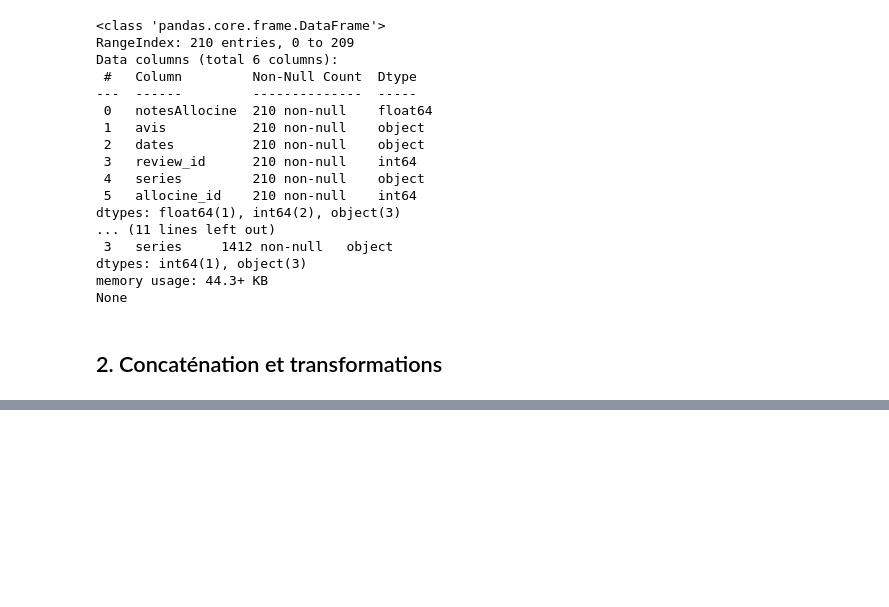
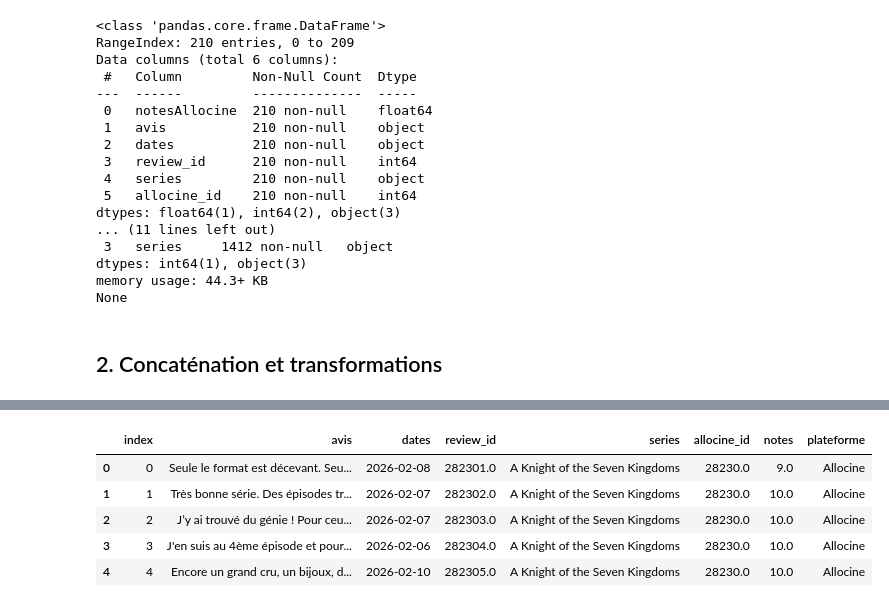
Before and after one commit to clemfouchier/webscrapping-series, a Jupyter notebook: fusion_nettoyage.ipynb, the cells around one changed output, grey strips where cells are left out. Cells and saved outputs as stored; diff of their text form; code cells hidden in the pictures; blank space fills up the shorter version.

```diff
--- a/fusion_nettoyage.ipynb
+++ b/fusion_nettoyage.ipynb
@@ -105,15 +85,17 @@ df_concat['allocine_id'] = df_concat.groupby('series')['allocine_id'].ffill()
 
 print(df_concat['allocine_id'].value_counts(), '\n')
 
-# remplir les NaN de la colonne 'review_id'
-nan_index = df_concat.index[df_concat['review_id'].isna()]
-
-for i in nan_index:
-    pos = df_concat.index.get_loc(i)            # Retrouve la position (parfois différent de l'index)
-    df_concat.loc[i, 'review_id'] = df_concat.iloc[pos - 1]['review_id'] + 1
+for series in df_concat['series'].unique():
+    for idx, value in  enumerate(df_concat['review_id']):
+        if pd.isna(value):
+            # iloc cherche la position et non l'index (parfois, l'index ne reflète pas la position)
+            pos = df_concat.index.get_loc(idx)
+            # review_id de la ligne précédent + 1
+            df_concat.loc[idx, 'review_id'] = df_concat['review_id'].iloc[pos-1] + 1
 
 print(df_concat['review_id'].value_counts())
-print(df_concat['review_id'])
+
+# Pas de NaN ni de valeurs duppliquées
 # %% [output]
 allocine_id
 28230.0    1404
@@ -123,3 +118,11 @@ ValueError: cannot reindex on an axis with duplicate labels
 # %%
 # Export en csv
+display(df_concat.head())
 df_concat.to_csv('df_clean.csv', index=False)
+# %% [output]
+|  | index | avis | dates | review_id | series | allocine_id | notes | plateforme |
+| 0 | 0 | Seule le format est décevant. Seu... | 2026-02-08 | 282301.0 | A Knight of the Seven Kingdoms | 28230.0 | 9.0 | Allocine |
+| 1 | 1 | Très bonne série. Des épisodes tr... | 2026-02-07 | 282302.0 | A Knight of the Seven Kingdoms | 28230.0 | 10.0 | Allocine |
+| 2 | 2 | J’y ai trouvé du génie ! Pour ceu... | 2026-02-07 | 282303.0 | A Knight of the Seven Kingdoms | 28230.0 | 10.0 | Allocine |
+| 3 | 3 | J'en suis au 4ème épisode et pour... | 2026-02-06 | 282304.0 | A Knight of the Seven Kingdoms | 28230.0 | 10.0 | Allocine |
+| 4 | 4 | Encore un grand cru, un bijoux, d... | 2026-02-10 | 282305.0 | A Knight of the Seven Kingdoms | 28230.0 | 10.0 | Allocine |
```
Also changed, not shown: parts of 4 cells of this notebook, 2 other files.
